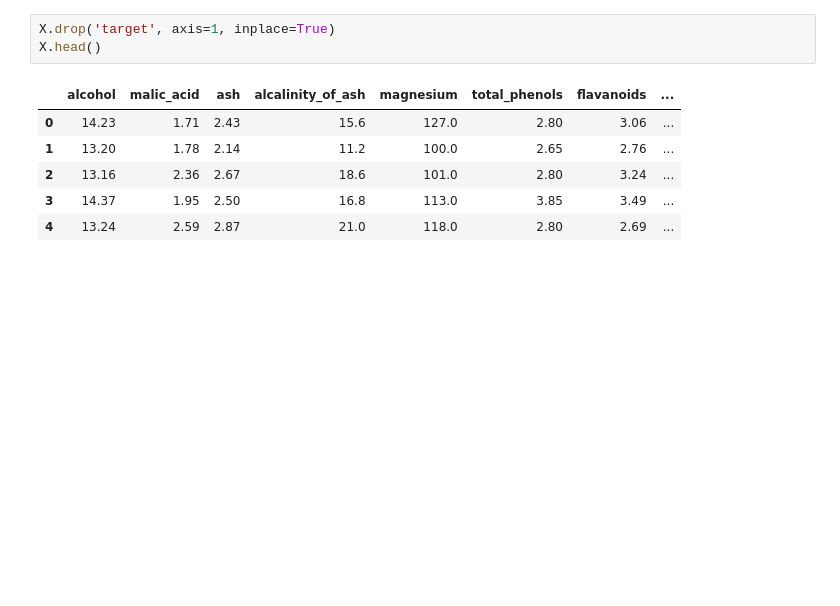
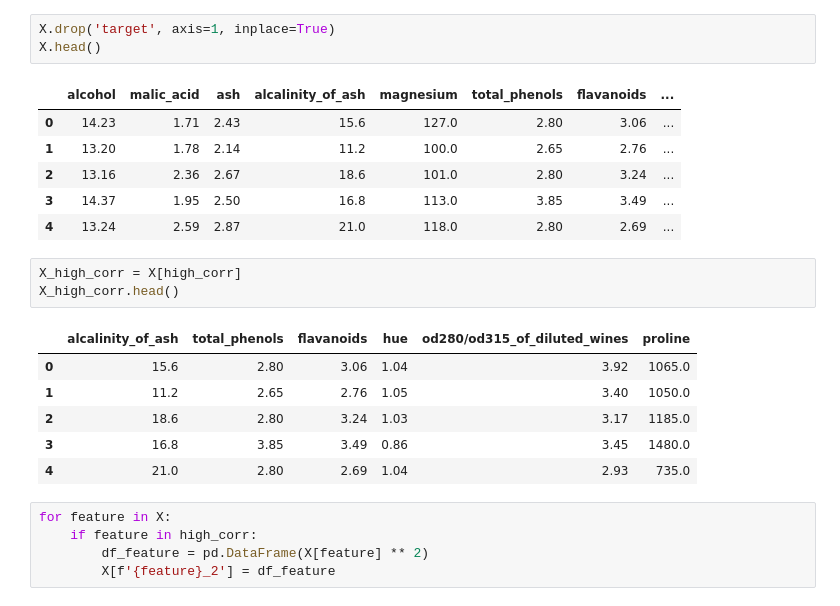
Before and after one commit to myselfadmirer/Python-for-Data-Science, a Jupyter notebook: lesson3/Scikit-learn.ipynb, the cells around one changed output. Cells and saved outputs as stored; diff of their text form; blank space fills up the shorter version.

```diff
--- a/lesson3/Scikit-learn.ipynb
+++ b/lesson3/Scikit-learn.ipynb
@@ -576,3 +576,18 @@ X.head()
 | 2 | 13.16 | 2.36 | 2.67 | 18.6 | 101.0 | 2.80 | 3.24 | ... |
 | 3 | 14.37 | 1.95 | 2.50 | 16.8 | 113.0 | 3.85 | 3.49 | ... |
 | 4 | 13.24 | 2.59 | 2.87 | 21.0 | 118.0 | 2.80 | 2.69 | ... |
+# %%
+X_high_corr = X[high_corr]
+X_high_corr.head()
+# %% [output]
+|  | alcalinity_of_ash | total_phenols | flavanoids | hue | od280/od315_of_diluted_wines | proline |
+| 0 | 15.6 | 2.80 | 3.06 | 1.04 | 3.92 | 1065.0 |
+| 1 | 11.2 | 2.65 | 2.76 | 1.05 | 3.40 | 1050.0 |
+| 2 | 18.6 | 2.80 | 3.24 | 1.03 | 3.17 | 1185.0 |
+| 3 | 16.8 | 3.85 | 3.49 | 0.86 | 3.45 | 1480.0 |
+| 4 | 21.0 | 2.80 | 2.69 | 1.04 | 2.93 | 735.0 |
+# %%
+for feature in X:
+    if feature in high_corr:
+        df_feature = pd.DataFrame(X[feature] ** 2)
+        X[f'{feature}_2'] = df_feature
```
Also changed, not shown: parts of 2 cells of this notebook.
